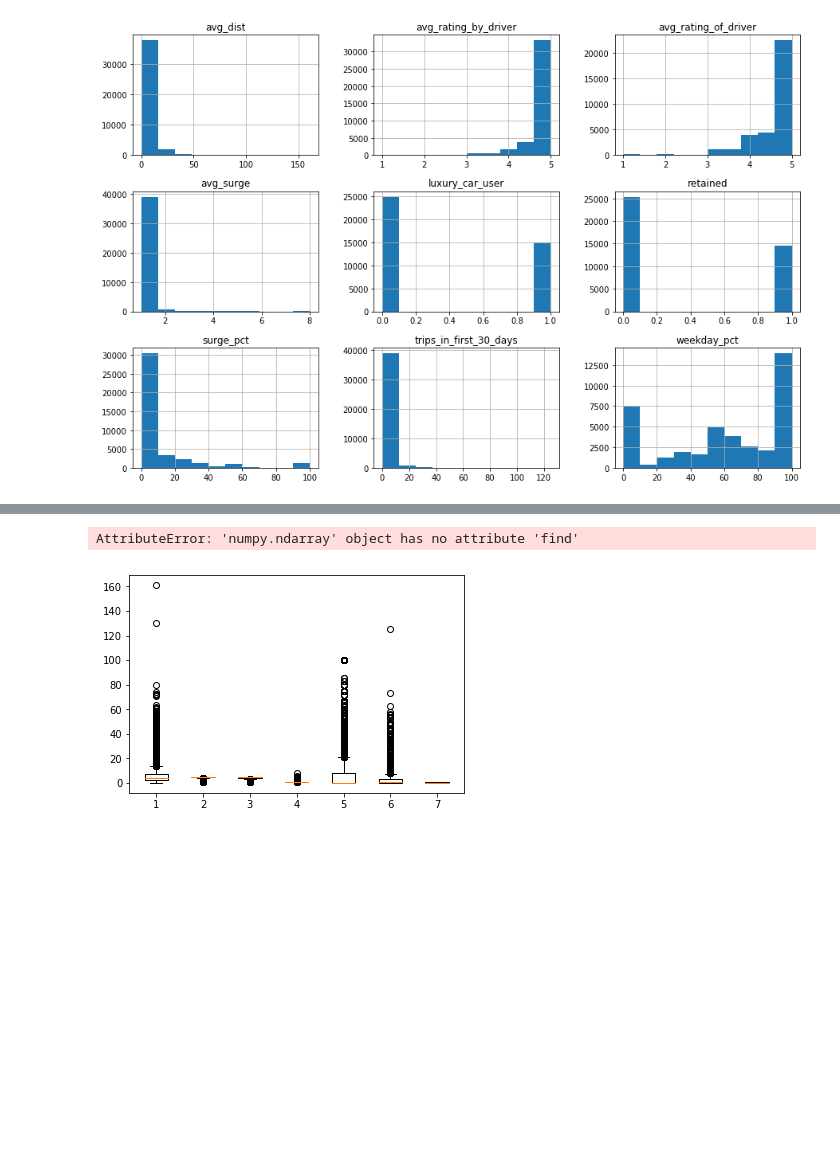
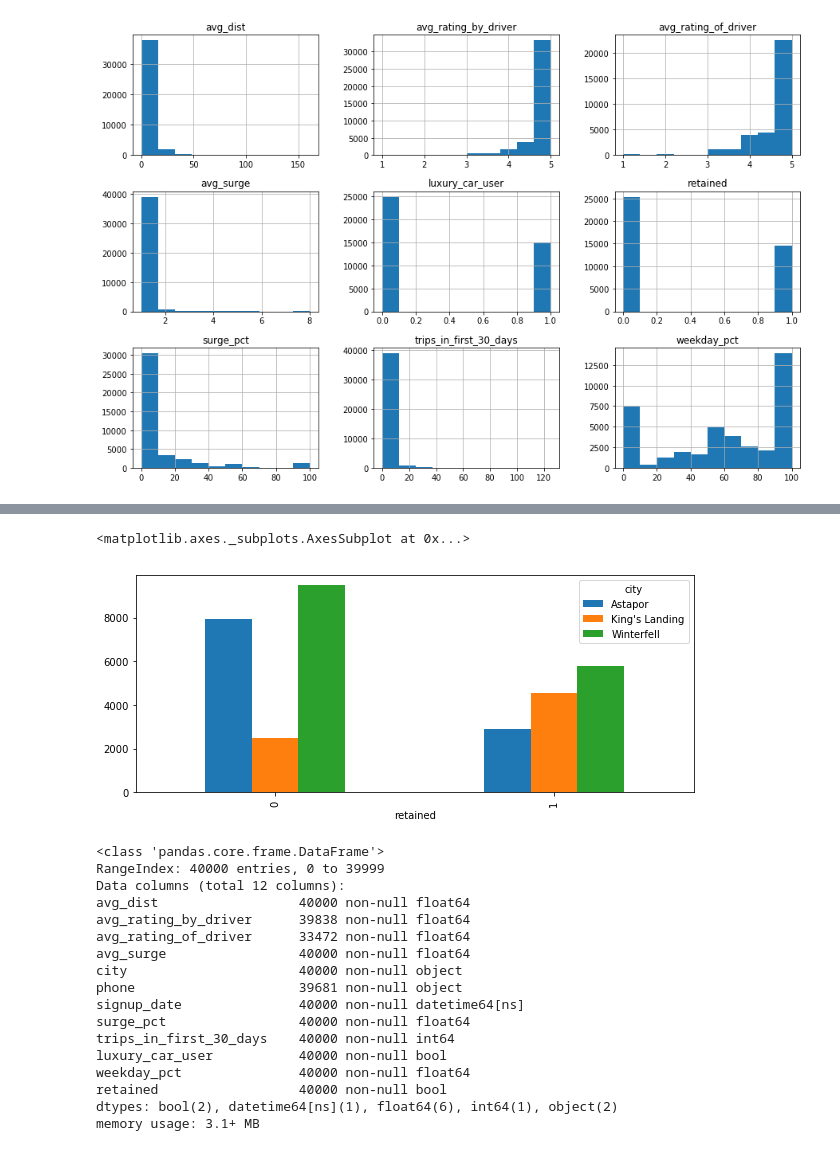
Before and after one commit to programng/churn-case-study, a Jupyter notebook: eda/eda_ng.ipynb, the cells around one changed output, grey strips where cells are left out. Cells and saved outputs as stored; diff of their text form; code cells hidden in the pictures; blank space fills up the shorter version.

```diff
--- a/eda/eda_ng.ipynb
+++ b/eda/eda_ng.ipynb
@@ -118,0 +127,8 @@ array([[<matplotlib.axes._subplots.AxesSubplot object at 0x...>,
+# %%
+agg = train.groupby(['retained', 'city']).avg_dist.count()
+agg = agg.unstack(level='city')
+fig1, ax1 = plt.subplots(1, 1, figsize=(10, 4))
+agg.plot(kind = 'bar', ax=ax1)
+# %% [output]
+<matplotlib.axes._subplots.AxesSubplot at 0x...>
+[figure, added]
@@ -119,5 +139,20 @@ array([[<matplotlib.axes._subplots.AxesSubplot object at 0x...>,
 # %%
-train.boxplot()
+train.info()
 # %% [output]
-AttributeError: 'numpy.ndarray' object has no attribute 'find'
+<class 'pandas.core.frame.DataFrame'>
+RangeIndex: 40000 entries, 0 to 39999
+Data columns (total 12 columns):
+avg_dist                  40000 non-null float64
+avg_rating_by_driver      39838 non-null float64
+avg_rating_of_driver      33472 non-null float64
+avg_surge                 40000 non-null float64
+city                      40000 non-null object
+phone                     39681 non-null object
+signup_date               40000 non-null datetime64[ns]
+surge_pct                 40000 non-null float64
+trips_in_first_30_days    40000 non-null int64
+luxury_car_user           40000 non-null bool
+weekday_pct               40000 non-null float64
+retained                  40000 non-null bool
+dtypes: bool(2), datetime64[ns](1), float64(6), int64(1), object(2)
+memory usage: 3.1+ MB
-[figure, removed]
```
Also changed, not shown: parts of 17 cells of this notebook.
